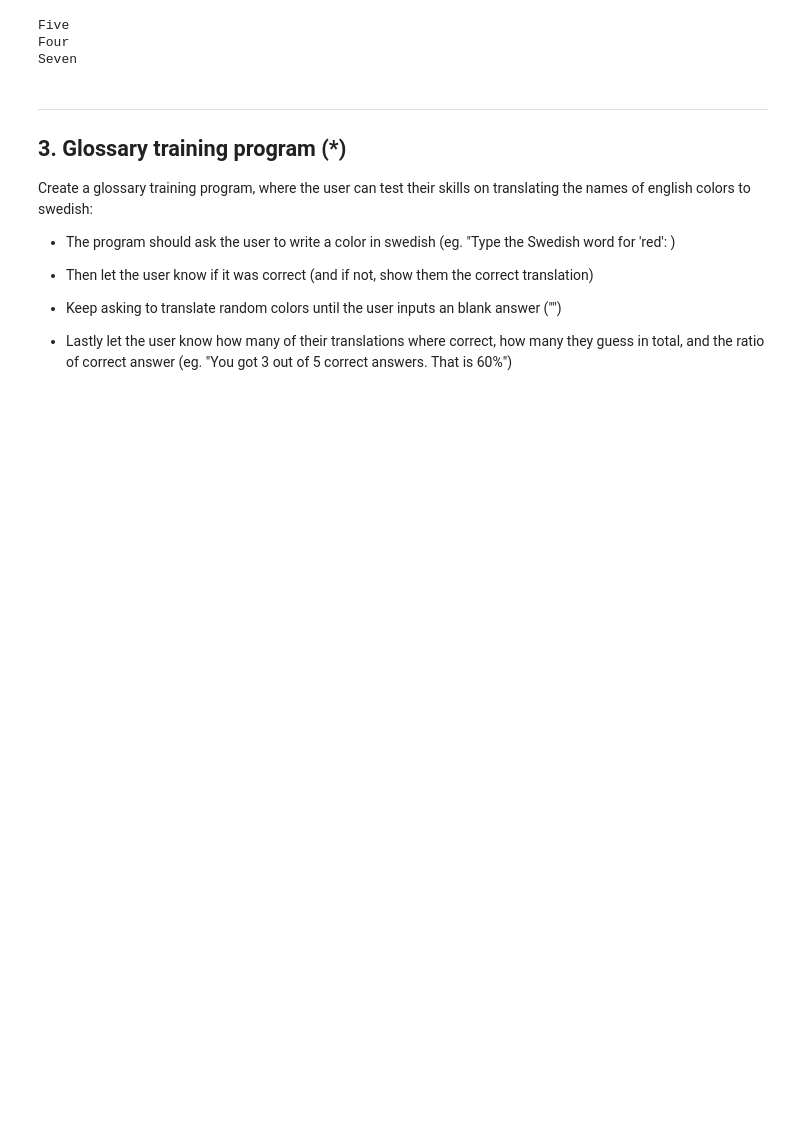
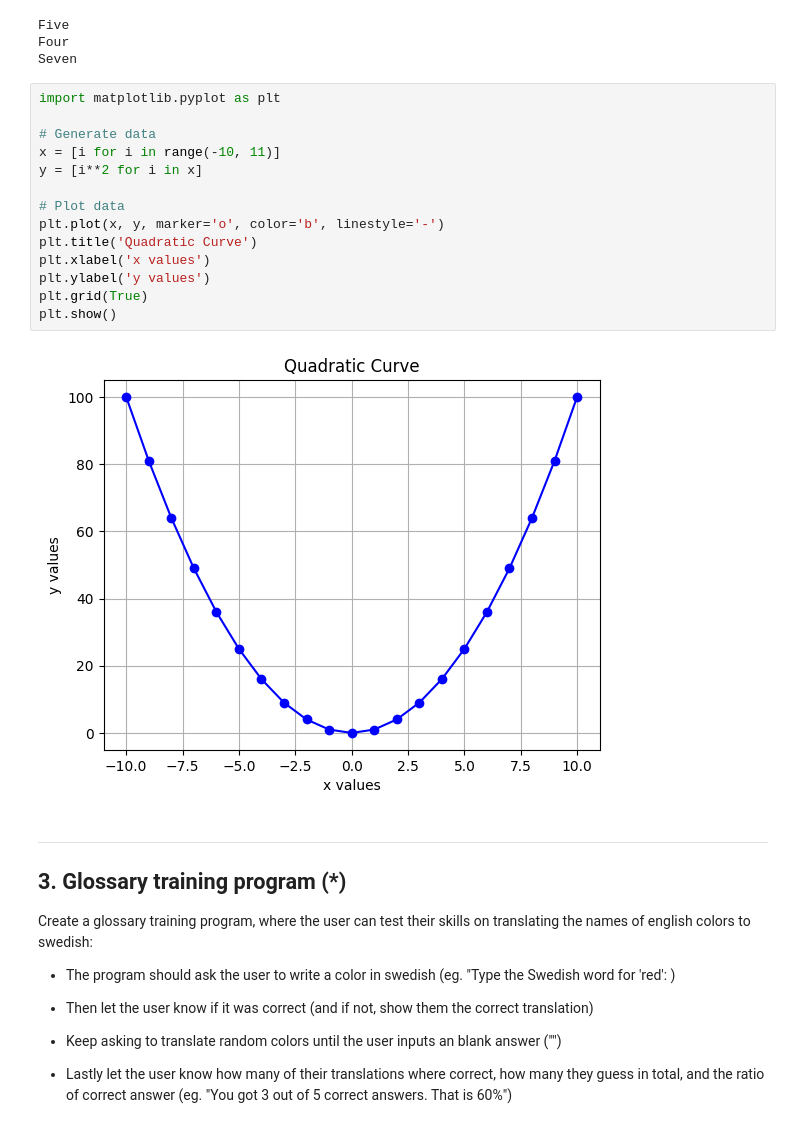
Before and after one commit to Kevinthulin/python-Kevin-Thulin, a Jupyter notebook: excerise/07-collections-exercise.ipynb, the cells around one changed output. Drawn from its saved outputs; the diff is of its cells as text; blank space fills up the shorter version.

```diff
--- a/excerise/07-collections-exercise.ipynb
+++ b/excerise/07-collections-exercise.ipynb
@@ -79,6 +79,22 @@ for key in user_input:
 Five
 Four
 Seven
+# %%
+import matplotlib.pyplot as plt
+
+# Generate data
+x = [i for i in range(-10, 11)]
+y = [i**2 for i in x]
+
+# Plot data
+plt.plot(x, y, marker='o', color='b', linestyle='-')
+plt.title('Quadratic Curve')
+plt.xlabel('x values')
+plt.ylabel('y values')
+plt.grid(True)
+plt.show()
+# %% [output]
+[figure, added]
 # %% [markdown]
 ---
 ## 3. Glossary training program (*)
```
Also changed, not shown: 9 other files.
